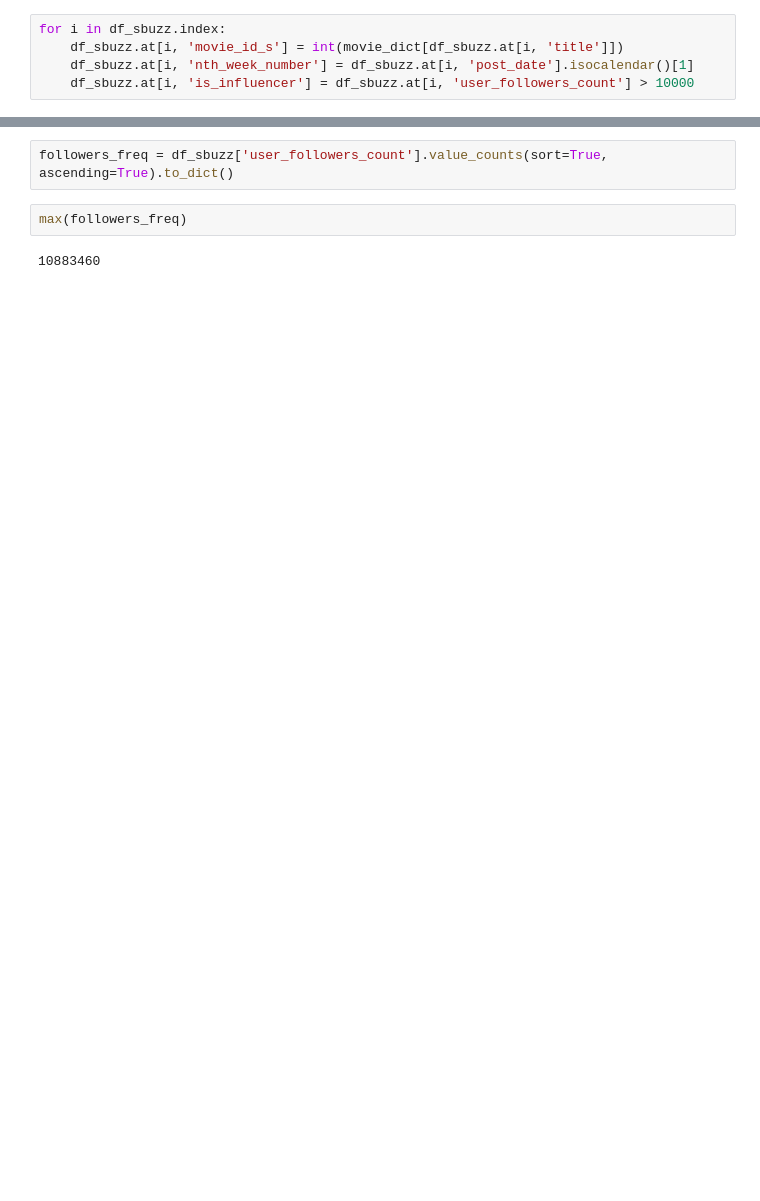
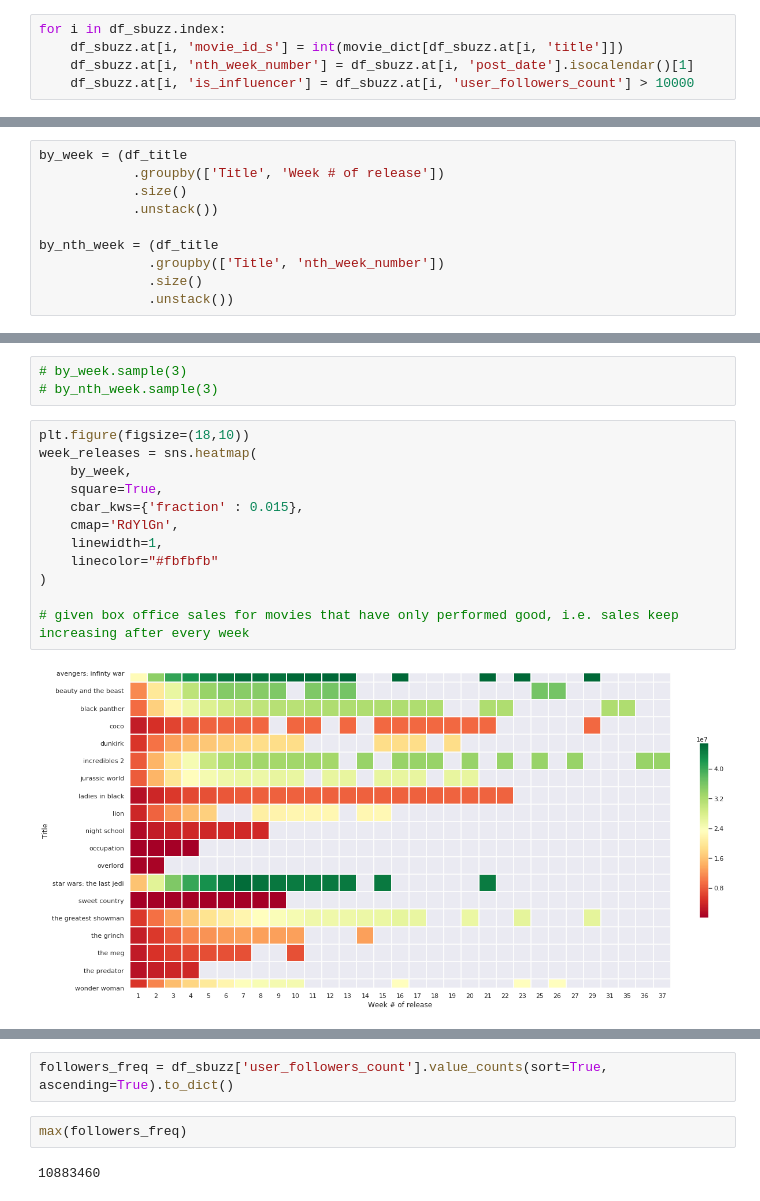
Before and after one commit to tharangni/syn-the-sis-io, a Jupyter notebook: job.ipynb, the cells around one changed output, grey strips where cells are left out. Saved outputs shown, nothing was run; the diff lists cells and outputs as text; blank space fills up the shorter version.

```diff
--- a/job.ipynb
+++ b/job.ipynb
@@ -111,0 +134,10 @@ df_sbuzz.sample(5)
+# %%
+by_week = (df_title
+            .groupby(['Title', 'Week # of release'])
+            .size()
+            .unstack())
+
+by_nth_week = (df_title
+              .groupby(['Title', 'nth_week_number'])
+              .size()
+              .unstack())
@@ -111,0 +160,17 @@ df_sbuzz.sample(5)
+# %%
+# by_week.sample(3)
+# by_nth_week.sample(3)
+# %%
+plt.figure(figsize=(18,10))
+week_releases = sns.heatmap(
+    by_week,
+    square=True,
+    cbar_kws={'fraction' : 0.015},
+    cmap='RdYlGn',
+    linewidth=1,
+    linecolor="#fbfbfb"
+)
+
+# given box office sales for movies that have only performed good, i.e. sales keep increasing after every week
+# %% [output]
+[figure, added]
```
Also changed, not shown: parts of 42 cells of this notebook.
